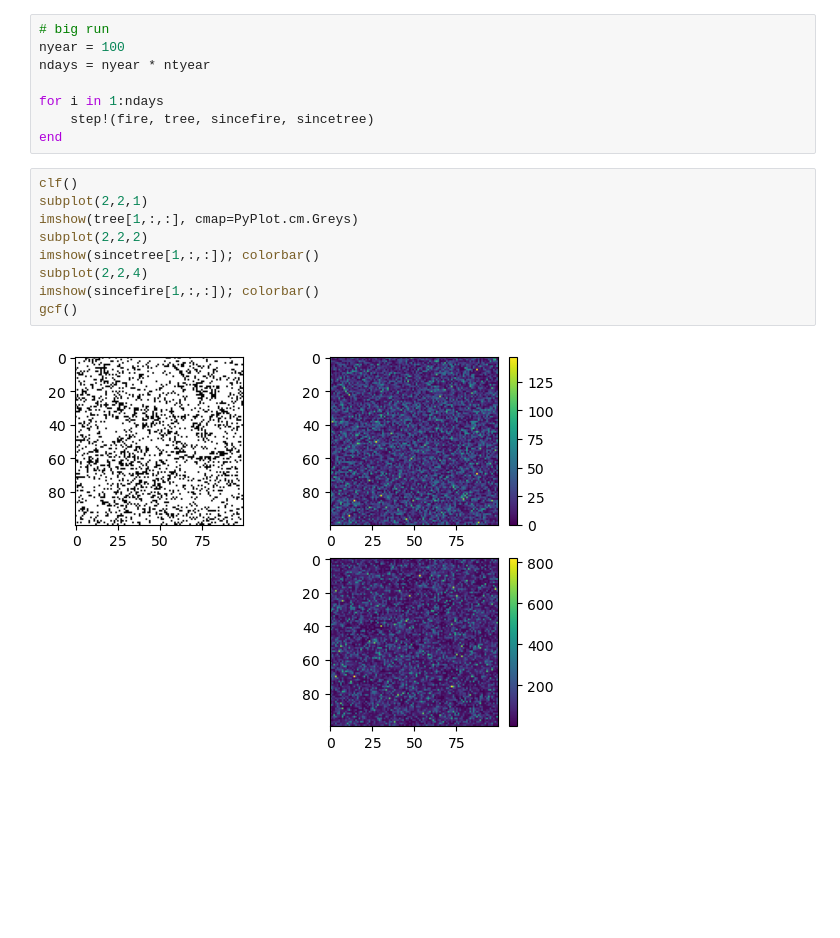
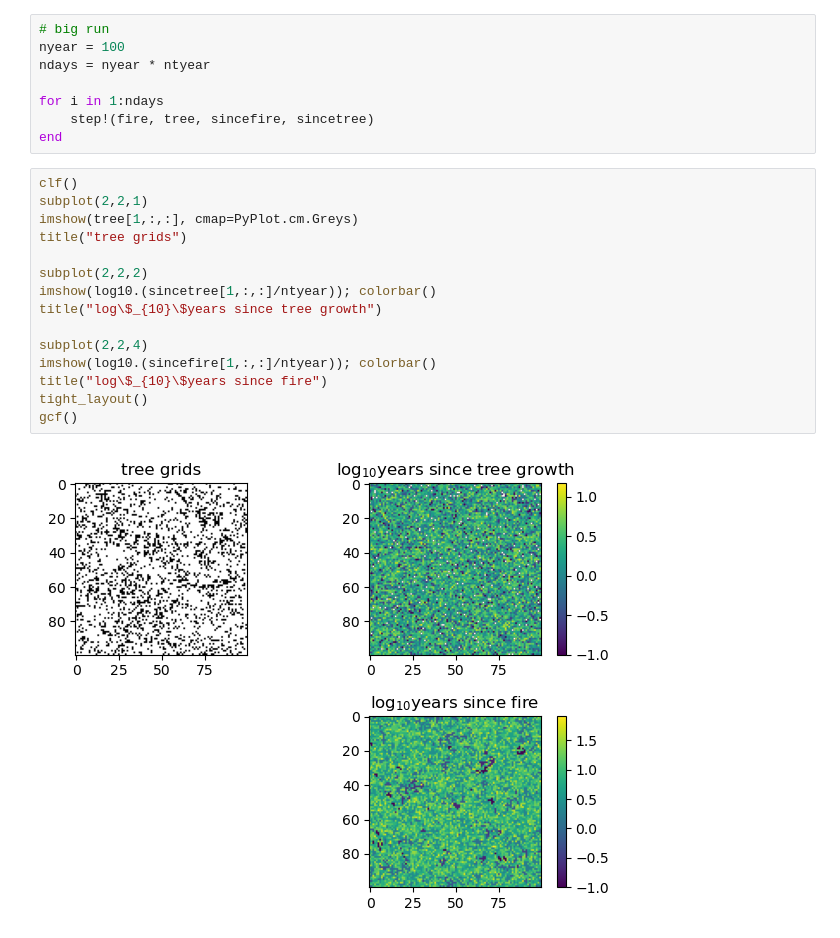
Before and after one commit to deszoeke/fire-grid, a Jupyter notebook: fire_grid.ipynb, the cells around one changed output. Cells and saved outputs as stored; diff of their text form; blank space fills up the shorter version.

```diff
--- a/fire_grid.ipynb
+++ b/fire_grid.ipynb
@@ -215,14 +215,20 @@ end
 # %%
 clf()
 subplot(2,2,1)
 imshow(tree[1,:,:], cmap=PyPlot.cm.Greys)
+title("tree grids")
+
 subplot(2,2,2)
-imshow(sincetree[1,:,:]); colorbar()
+imshow(log10.(sincetree[1,:,:]/ntyear)); colorbar()
+title("log\$_{10}\$years since tree growth")
+
 subplot(2,2,4)
-imshow(sincefire[1,:,:]); colorbar()
+imshow(log10.(sincefire[1,:,:]/ntyear)); colorbar()
+title("log\$_{10}\$years since fire")
+tight_layout()
 gcf()
 # %% [output]
-[figure, old version]
+[figure, new version]
 # %%
 clf()
 hist(sincefire[:]/ntyear, 100)
```
Also changed, not shown: parts of 6 cells of this notebook.
